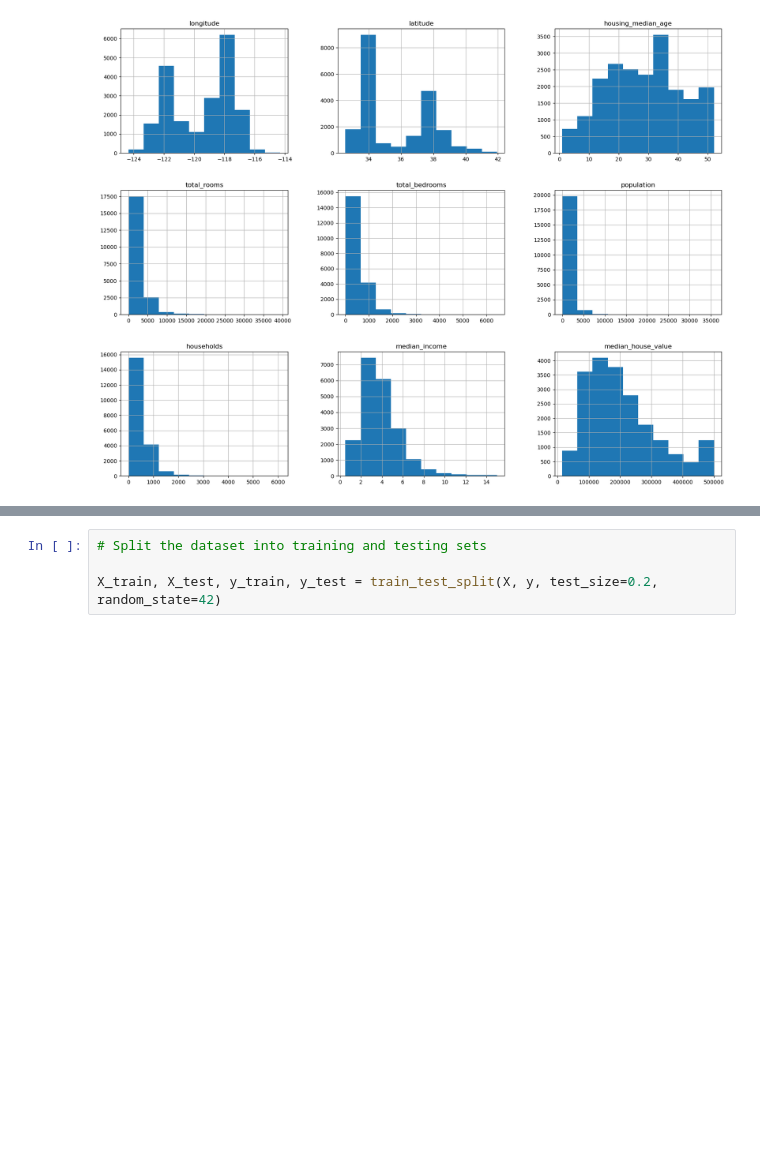
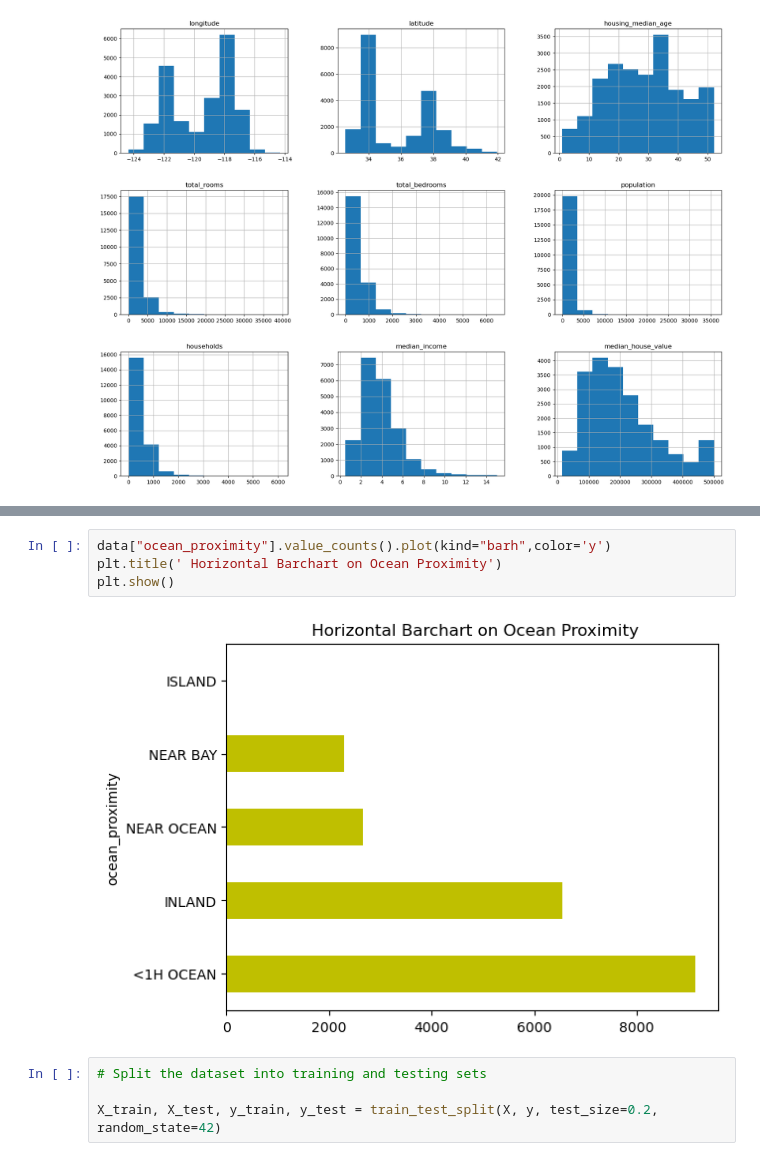
Before and after one commit to LilianNekesa/DataScience, a Jupyter notebook: supervised learning regression.ipynb, the cells around one changed output, grey strips where cells are left out. Saved outputs shown, nothing was run; the diff lists cells and outputs as text; blank space fills up the shorter version.

```diff
--- a/supervised learning regression.ipynb
+++ b/supervised learning regression.ipynb
@@ -137,3 +172,9 @@ plt.show()
+# %%
+data["ocean_proximity"].value_counts().plot(kind="barh",color='y')
+plt.title(' Horizontal Barchart on Ocean Proximity')
+plt.show()
+# %% [output]
+[figure, added]
 # %%
 # Split the dataset into training and testing sets
 
```
Also changed, not shown: parts of 21 cells of this notebook, 1 other file.
